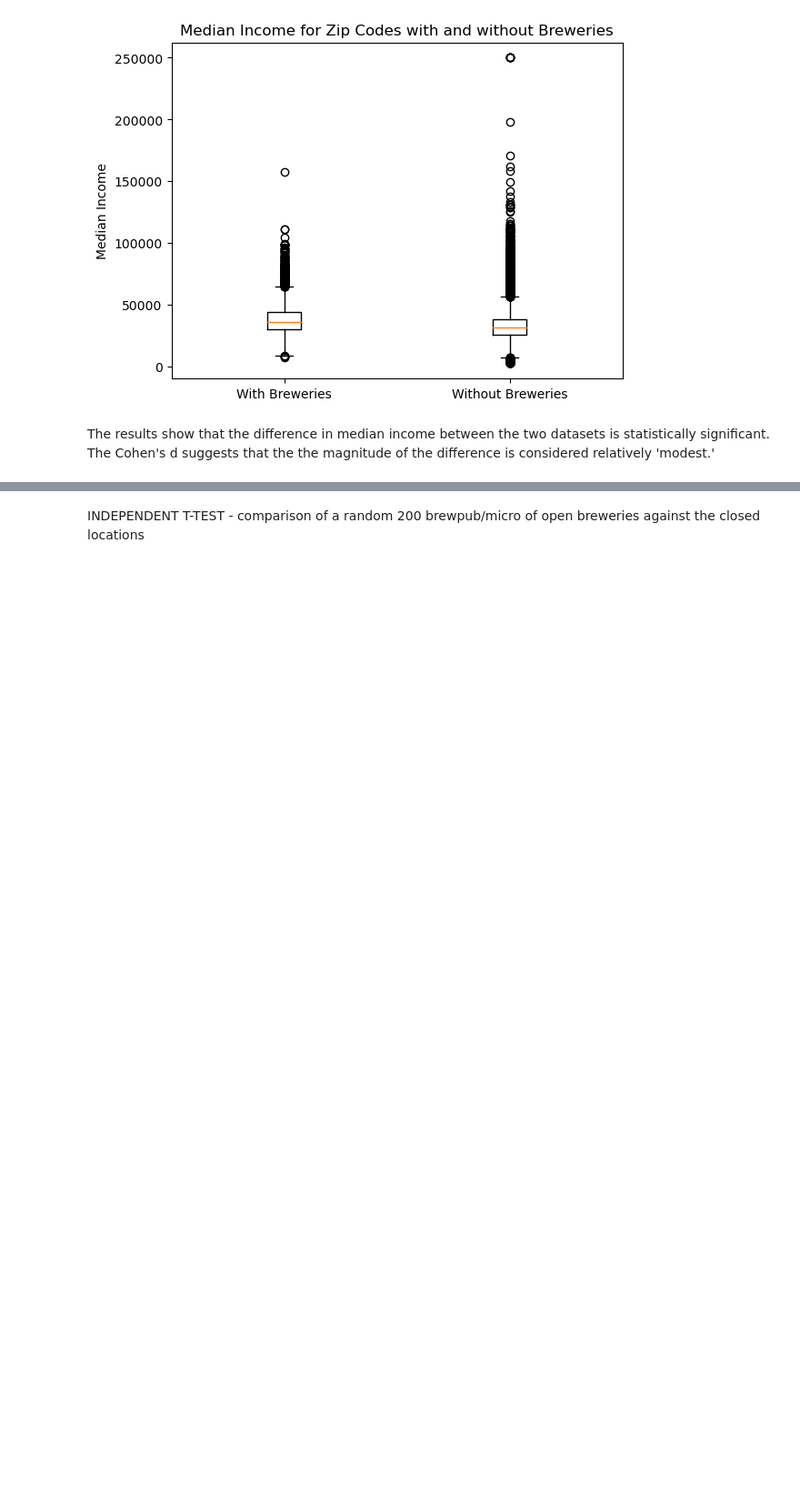
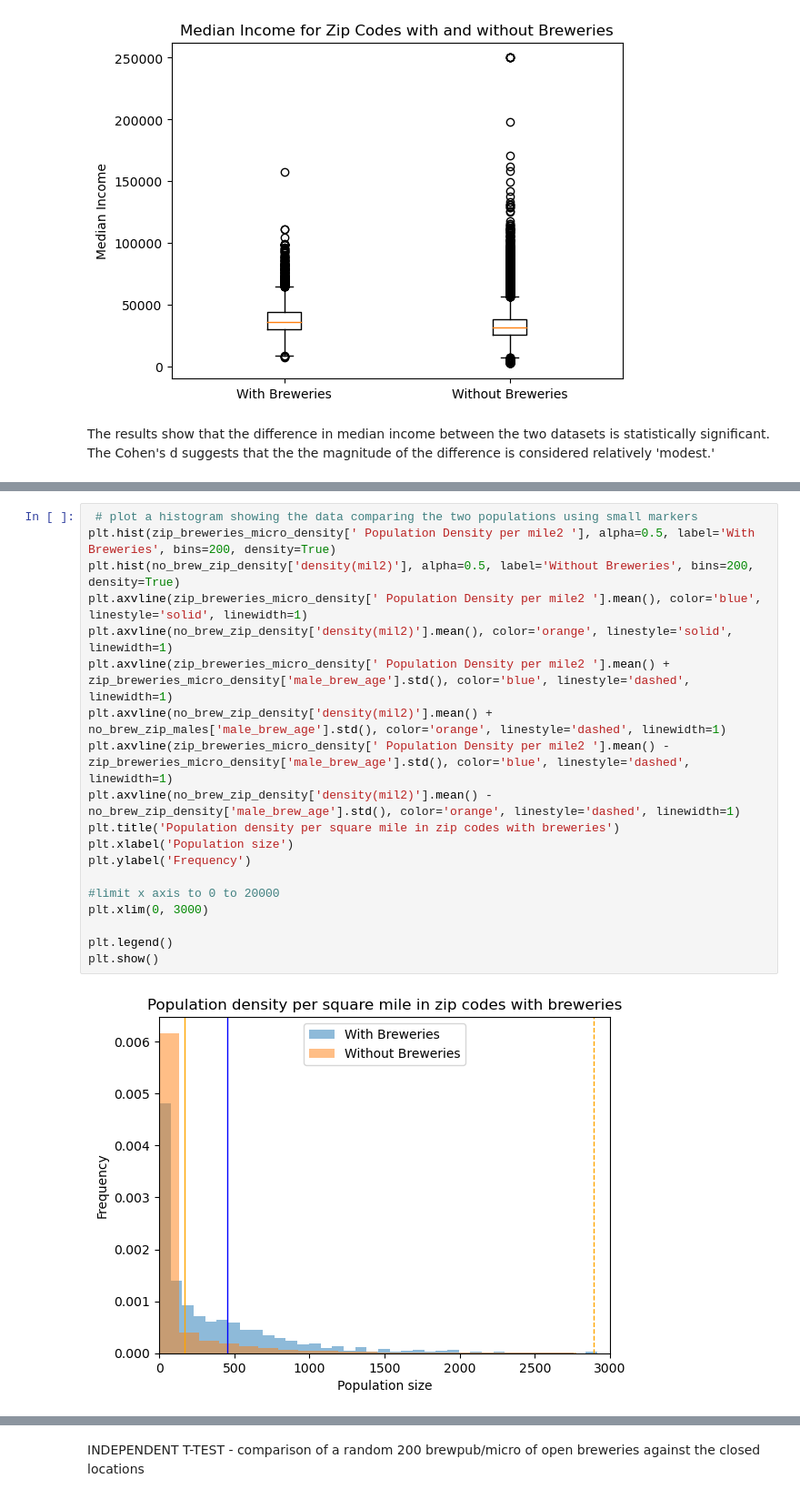
Before and after one commit to rpatel9877/project1, a Jupyter notebook: starter_folders/vicky_lasota/vicky_lasota.ipynb, the cells around one changed output, grey strips where cells are left out. Shown at 91% size. Saved outputs shown, nothing was run; the diff lists cells and outputs as text; blank space fills up the shorter version.

```diff
--- a/starter_folders/vicky_lasota/vicky_lasota.ipynb
+++ b/starter_folders/vicky_lasota/vicky_lasota.ipynb
@@ -340,0 +471,21 @@ The results show that the difference in median income between the two datasets i
+# %%
+ # plot a histogram showing the data comparing the two populations using small markers
+plt.hist(zip_breweries_micro_density[' Population Density per mile2 '], alpha=0.5, label='With Breweries', bins=200, density=True)
+plt.hist(no_brew_zip_density['density(mil2)'], alpha=0.5, label='Without Breweries', bins=200, density=True)
+plt.axvline(zip_breweries_micro_density[' Population Density per mile2 '].mean(), color='blue', linestyle='solid', linewidth=1)
+plt.axvline(no_brew_zip_density['density(mil2)'].mean(), color='orange', linestyle='solid', linewidth=1)
+plt.axvline(zip_breweries_micro_density[' Population Density per mile2 '].mean() + zip_breweries_micro_density['male_brew_age'].std(), color='blue', linestyle='dashed', linewidth=1)
+plt.axvline(no_brew_zip_density['density(mil2)'].mean() + no_brew_zip_males['male_brew_age'].std(), color='orange', linestyle='dashed', linewidth=1)
+plt.axvline(zip_breweries_micro_density[' Population Density per mile2 '].mean() - zip_breweries_micro_density['male_brew_age'].std(), color='blue', linestyle='dashed', linewidth=1)
+plt.axvline(no_brew_zip_density['density(mil2)'].mean() - no_brew_zip_density['male_brew_age'].std(), color='orange', linestyle='dashed', linewidth=1)
+plt.title('Population density per square mile in zip codes with breweries')
+plt.xlabel('Population size')
+plt.ylabel('Frequency')
+
+#limit x axis to 0 to 20000
+plt.xlim(0, 3000)
+
+plt.legend()
+plt.show()
+# %% [output]
+[figure, added]
```
Also changed, not shown: parts of 19 cells of this notebook, 2 other files.
